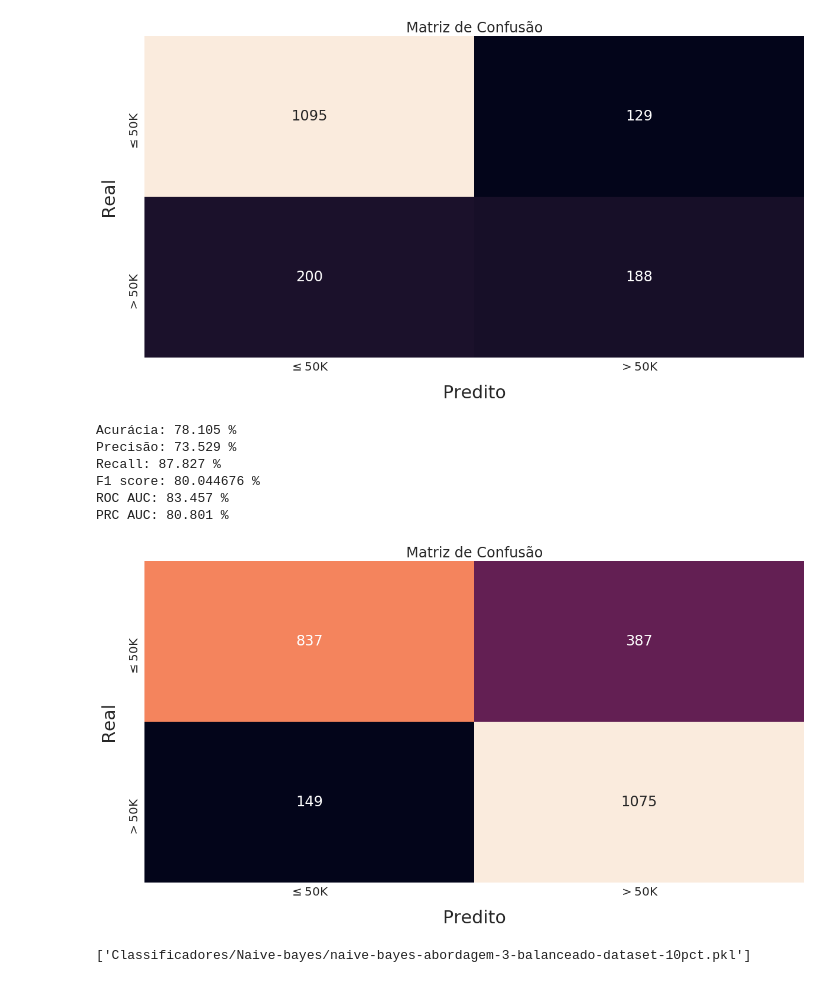
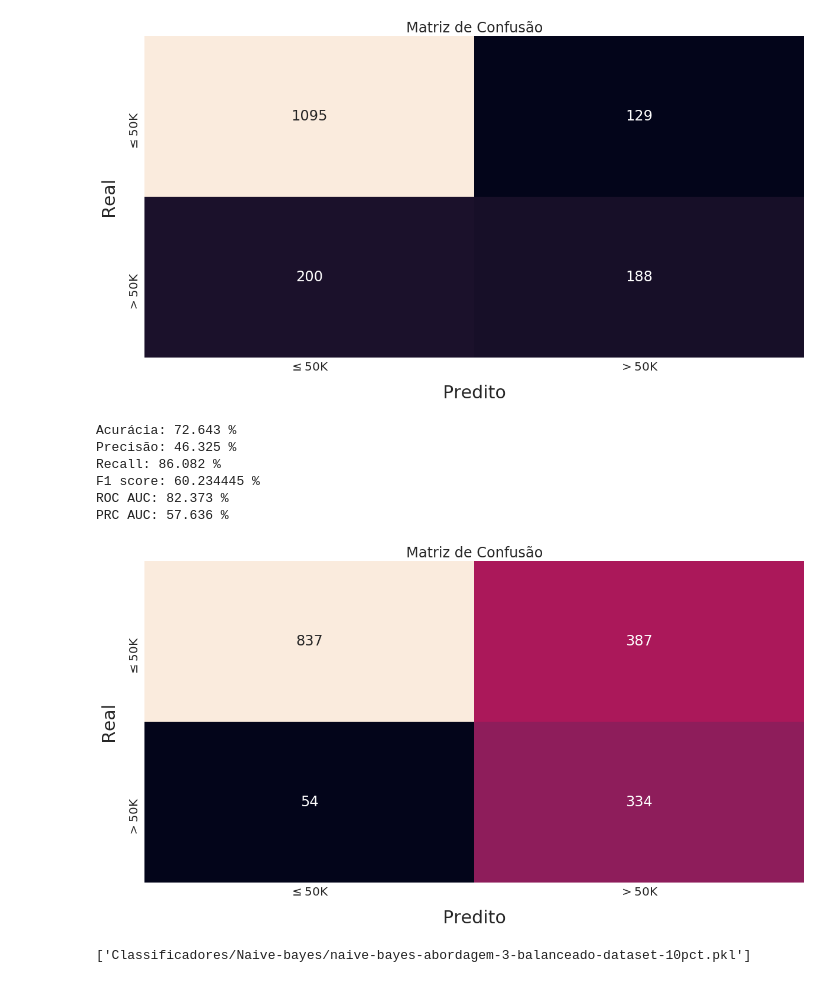
Before and after one commit to gustavo-mn/adult-dataset, a Jupyter notebook: Naive-bayes.ipynb, the cells around one changed output. Saved outputs shown, nothing was run; the diff lists cells and outputs as text; code cells hidden in the pictures.

```diff
--- a/Naive-bayes.ipynb
+++ b/Naive-bayes.ipynb
@@ -920,39 +920,39 @@ PRC AUC: 58.666 %
 # %%
 path_arquivos = 'Classificadores/Naive-bayes/'
 
 clf_balanceado = joblib.load(path_arquivos+'naive-bayes-final-abordagem-2-balanceado-dataset-'+str(int(fracao_dataset*100))+'pct.pkl')
 
 # Multinomial
 
 exibir_resultados_finais(clf=clf_balanceado,
-                         test_data=test_data_b_2.apply(LabelEncoder().fit_transform),
-                         test_target=test_target_b_2,
+                         test_data=test_data_2.apply(LabelEncoder().fit_transform),
+                         test_target=test_target_2,
                          id_abordagem=2,
                          str_balanceamento='balanceado',
                          fracao_dataset=0.1,
                          path_arquivos=path_arquivos,
                          tipo_classificador='naive-bayes',
                          salvar_resultados=True)
 
 # Bernoulli
 
 # exibir_resultados_finais(clf=clf_balanceado,
 #                          test_data=pd.get_dummies(test_data_b_2),
 #                          test_target=test_target_b_2,
 #                          id_abordagem=2,
 #                          str_balanceamento='balanceado',
 #                          fracao_dataset=0.1,
 #                          path_arquivos=path_arquivos,
 #                          tipo_classificador='naive-bayes',
 #                          salvar_resultados=True)
 # %% [output]
-Acurácia: 78.105 %
-Precisão: 73.529 %
-Recall: 87.827 %
-F1 score: 80.044676 %
-ROC AUC: 83.457 %
-PRC AUC: 80.801 %
+Acurácia: 72.643 %
+Precisão: 46.325 %
+Recall: 86.082 %
+F1 score: 60.234445 %
+ROC AUC: 82.373 %
+PRC AUC: 57.636 %
-[figure, old version]
+[figure, new version]
 # %%
 # Abordagem 3: Imputar valores faltantes e retirar outliers
 
```
Also changed, not shown: 22 other files.
